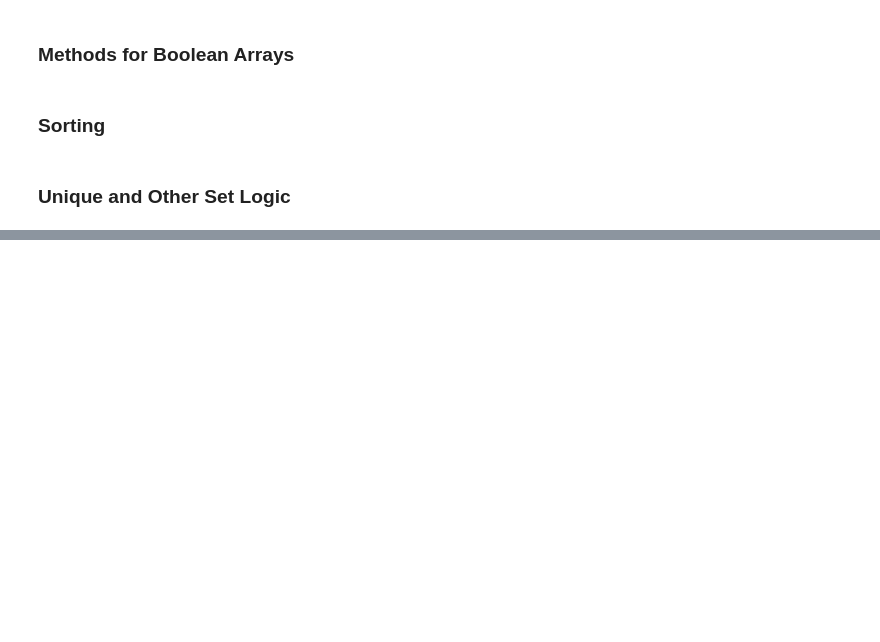
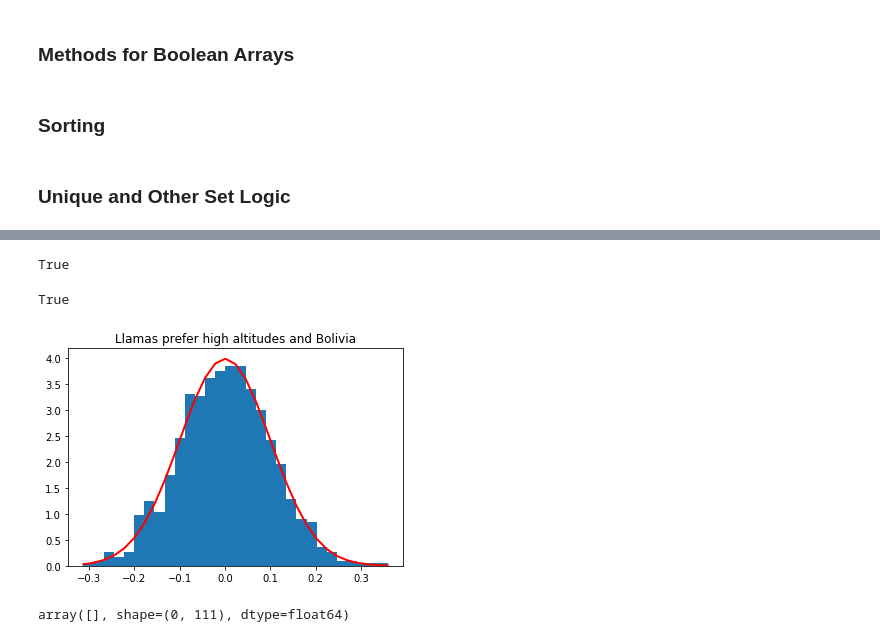
Before and after one commit to worker-bee-micah/practice-only, a Jupyter notebook: 00_mt_numpy_codebase.ipynb, the cells around one changed output, grey strips where cells are left out. Drawn from its saved outputs; the diff is of its cells as text; code cells hidden in the pictures; blank space fills up the shorter version.

```diff
--- a/00_mt_numpy_codebase.ipynb
+++ b/00_mt_numpy_codebase.ipynb
@@ -492,0 +695,5 @@ for i in range(steps):
+# %%
+#from docs.scipy.org/doc/numpy/reference/generated/numpy.random.normal.html
+mu, sigma = 0, 0.1 #mean and std
+llama_sample = np.random.normal(mu, sigma, 1000)
+print(llama_sample)
@@ -492,0 +718,24 @@ for i in range(steps):
+# %%
+abs(mu - np.mean(llama_sample)) < 0.01
+# %% [output]
+True
+# %%
+abs(sigma - np.std(llama_sample, ddof=1)) < 0.01
+# %% [output]
+True
+# %%
+import matplotlib.pyplot as plt
+count, bins, ignored = plt.hist(llama_sample, 30, density=True)
+plt.plot(bins, 1/(sigma * np.sqrt(2 * np.pi)) *
+               np.exp( - (bins - mu)**2 / (2 * sigma**2) ),
+         linewidth=2, color='r')
+plt.title("Llamas prefer high altitudes and Bolivia")
+plt.show()
+# %% [output]
+[figure, added]
+# %%
+#return random floats in the half-open interval
+Earl_J_Llama = np.random.random_sample([0, 111])
+Earl_J_Llama
+# %% [output]
+array([], shape=(0, 111), dtype=float64)
```
Also changed, not shown: parts of 126 cells of this notebook.
